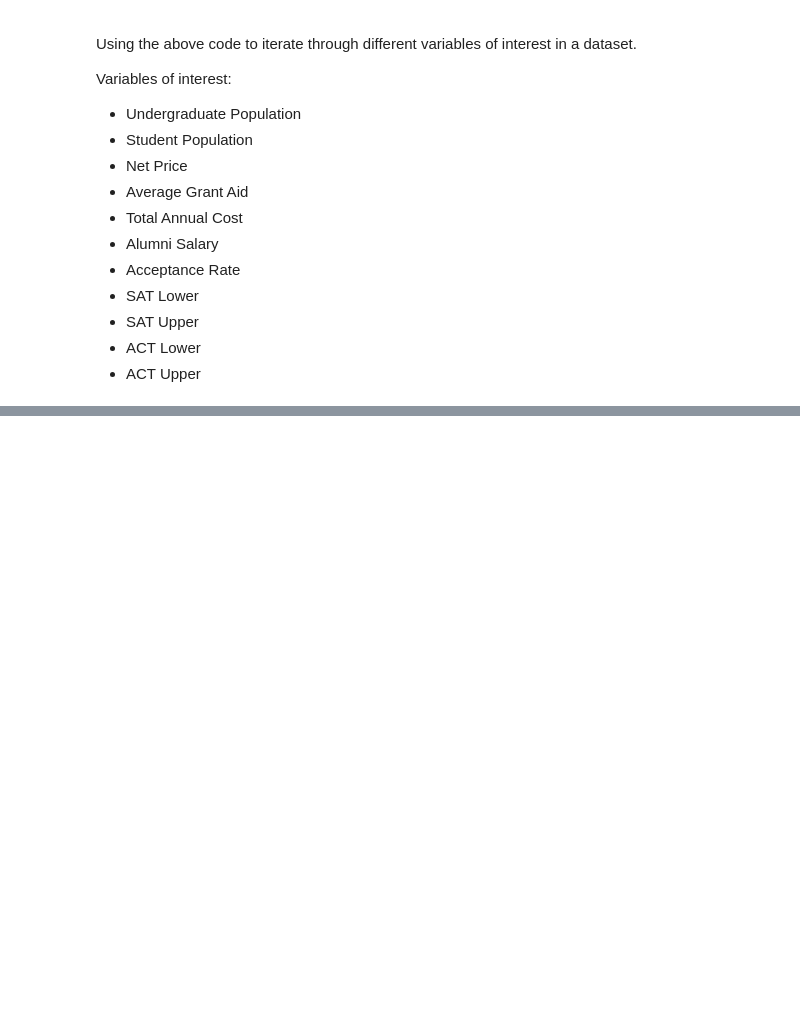
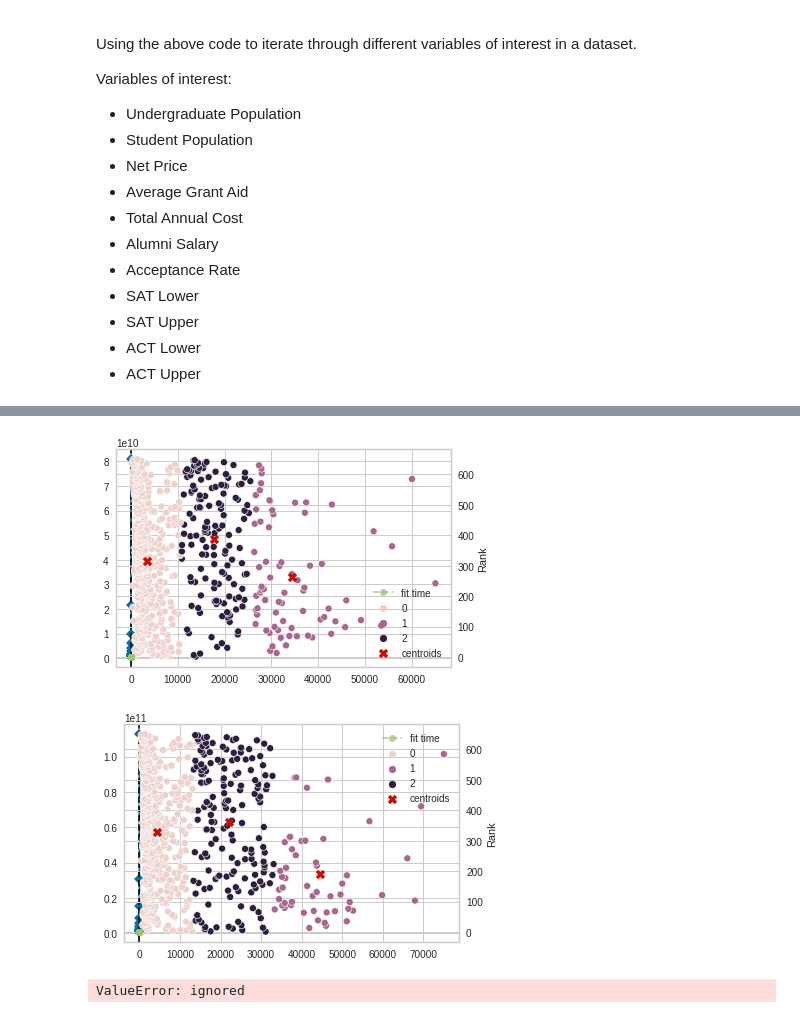
Before and after one commit to dli10/college-rankings-forbes-2019, a Jupyter notebook: KMeansClustering.ipynb, the cells around one changed output, grey strips where cells are left out. Saved outputs shown, nothing was run; the diff lists cells and outputs as text; code cells hidden in the pictures; blank space fills up the shorter version.

```diff
--- a/KMeansClustering.ipynb
+++ b/KMeansClustering.ipynb
@@ -79,17 +79,17 @@ plt.show()
 
 Using the above code to create functions to more efficiently use k-means clustering.
 # %%
-def GetClustersNum(df):
+def GetClusterNum(df):
   model = KMeans()
   visualizer = KElbowVisualizer(model, k=(1,15)).fit(df)
   return(visualizer.elbow_value_)
 # %%
-def PlotKMeans(num_c, df):
+def PlotKMeans(num_c, df, xlab, ylab):
   # Apply k-means clustering to dataset
   kmeans = KMeans(n_clusters=num_c, init='k-means++', random_state=0).fit(df)
 
   # K-means clustering plot with centroids
-  sns.scatterplot(data=df, x="Undergraduate Population", y="Rank", hue=kmeans.labels_)
+  sns.scatterplot(data=df, x=xlab, y=ylab, hue=kmeans.labels_)
   plt.scatter(kmeans.cluster_centers_[:,0], kmeans.cluster_centers_[:,1],
             marker="X", c="r", s=80, label="centroids")
   plt.legend()
@@ -135,8 +134,14 @@ for name in deletenames:
 # %%
+# Loop through all variables of interest
 for name in colnames:
   if name == "Rank":
     continue
   else:
     dataset = forbesraw[[name, "Rank"]]
+    dataset = dataset[np.logical_not(np.isnan(dataset))]
     num_clust = GetClusterNum(dataset)
-    PlotKMeans()
+    PlotKMeans(num_clust, dataset, name, "Rank")
+# %% [output]
+[figure, added]
+[figure, added]
+ValueError: ignored
```
Also changed, not shown: parts of 1 cell of this notebook.
